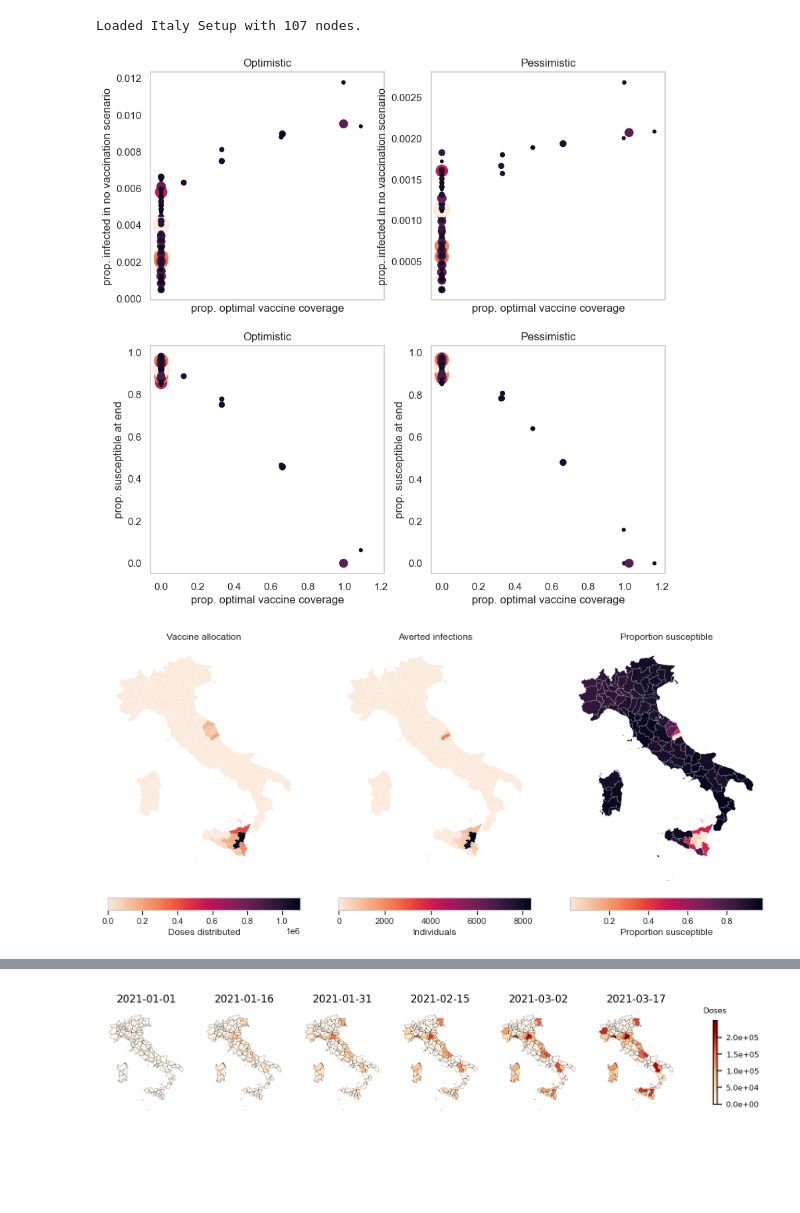
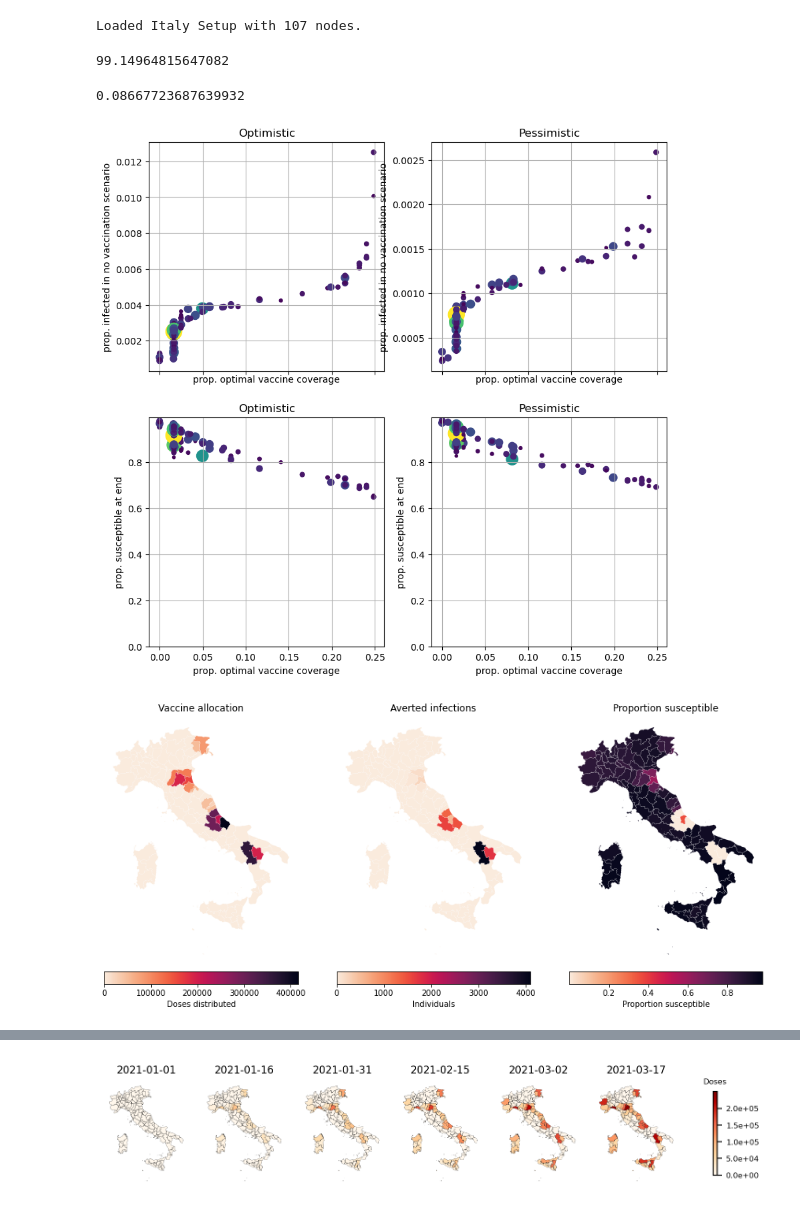
Before and after one commit to jcblemai/COVID-19_italy-vaccination-oc, a Jupyter notebook: analysis_opt-newFIG.ipynb, the cells around one changed output, grey strips where cells are left out. Drawn from its saved outputs; the diff is of its cells as text; code cells hidden in the pictures; blank space fills up the shorter version.

```diff
--- a/analysis_opt-newFIG.ipynb
+++ b/analysis_opt-newFIG.ipynb
@@ -38,6 +38,13 @@ files_n = {'Optimistic':  'model_output/scenarios_new_30/U-r300-t479700-id10-opi
+# %%
+files_n = {'Optimistic':  'model_output/scenarios_102_30/U-r15-t479700-id8-opi-107_30.csv',
+           'Pessimistic': 'model_output/scenarios_102_30/L-r15-t479700-id9-opi-107_30.csv'}
 # %%
 #dates_interm = pd.date_range(setup.start_date, setup.end_date, freq='30D')
 #dates_interm
+# %%
+(p.x0.sum(axis=1)/setup.pop_node).min()*100
+# %% [output]
+99.14964815647082
 # %%
 results = {}
 
@@ -46,7 +53,7 @@ for scn, fn in files_n.items():
     results[scn] = {}
     # Find baseline:
     scn_letter = fn.split('-')[0][-1]
-    baseline_fn = glob.glob(f'model_output/scenarios_new_30/{scn_letter}*novacc*.csv')[0]
+    baseline_fn = glob.glob(f'model_output/scenarios_102_30/{scn_letter}*novacc*.csv')[0]
     bl = pd.read_csv(baseline_fn, index_col= 'date', parse_dates=True)
     for met in methods:
         md = pd.read_csv(fn.replace('opi', met), index_col= 'date', parse_dates=True)
@@ -84,39 +91,45 @@ for scn, fn in files_n.items():
     results[scn]['Optimal'] = results[scn].pop('opi')
     results[scn]['Population'] = results[scn].pop('pop')
     results[scn]['Incidence'] = results[scn].pop('inc')
+# %%
+results['Optimistic']['Optimal'].Send.min()
+# %% [output]
+0.08667723687639932
 # %%
 fig, axes = plt.subplots(2,2, figsize=(10,10), dpi = 100, sharex=True)
 
 
 for i, (scn_name, res) in enumerate(results.items()):
     res = res['Optimal']
 
     ax = axes[0,i]
     ax.scatter(res['total_vacc']/res['population'],
                res['new_inf_bl']/res['population'],
                s=res.population/max(res.population)*300,
                c=res.population/max(res.population)*300)
 
     ax.grid()
     #ax.set( yscale="log", xscale="log") #
     ax.set_xlabel('prop. optimal vaccine coverage')
     ax.set_ylabel('prop. infected in no vaccination scenario')
     ax.set_title(f'{scn_name}')
 
     ax = axes[1,i]
     ax.scatter(res['total_vacc']/res['population'],
            res['Send']/res['population'],
            s=res.population/max(res.population)*300,
            c=res.population/max(res.population)*300)
 
     ax.grid()
     #ax.set( yscale="log", xscale="log") #
     ax.set_xlabel('prop. optimal vaccine coverage')
     ax.set_ylabel('prop. susceptible at end')
     ax.set_title(f'{scn_name}')
+    #ax.set_xlim(0,1)
+    ax.set_ylim(0)
 fig.savefig('figures/scatter_all.pdf')
 # %% [output]
-[figure, old version]
+[figure, new version]
 # %%
 Total # of vaccines, Total averted cases, **%** Susceptible left at the end.
 # %%
@@ -146,7 +159,7 @@ for i, (colname, details) in enumerate(plt_infos.items()):
     #divider = make_axes_locatable(ax)
     #cax = divider.append_axes("right", size="5%", pad=0.05)
 # %% [output]
-[figure, old version]
+[figure, new version]
 # %%
 fig, axes_all = plt.subplots(3,3, figsize=(20, 20))
 from mpl_toolkits.axes_grid1 import make_axes_locatable
```
Also changed, not shown: parts of 2 cells of this notebook, 2 other files.
